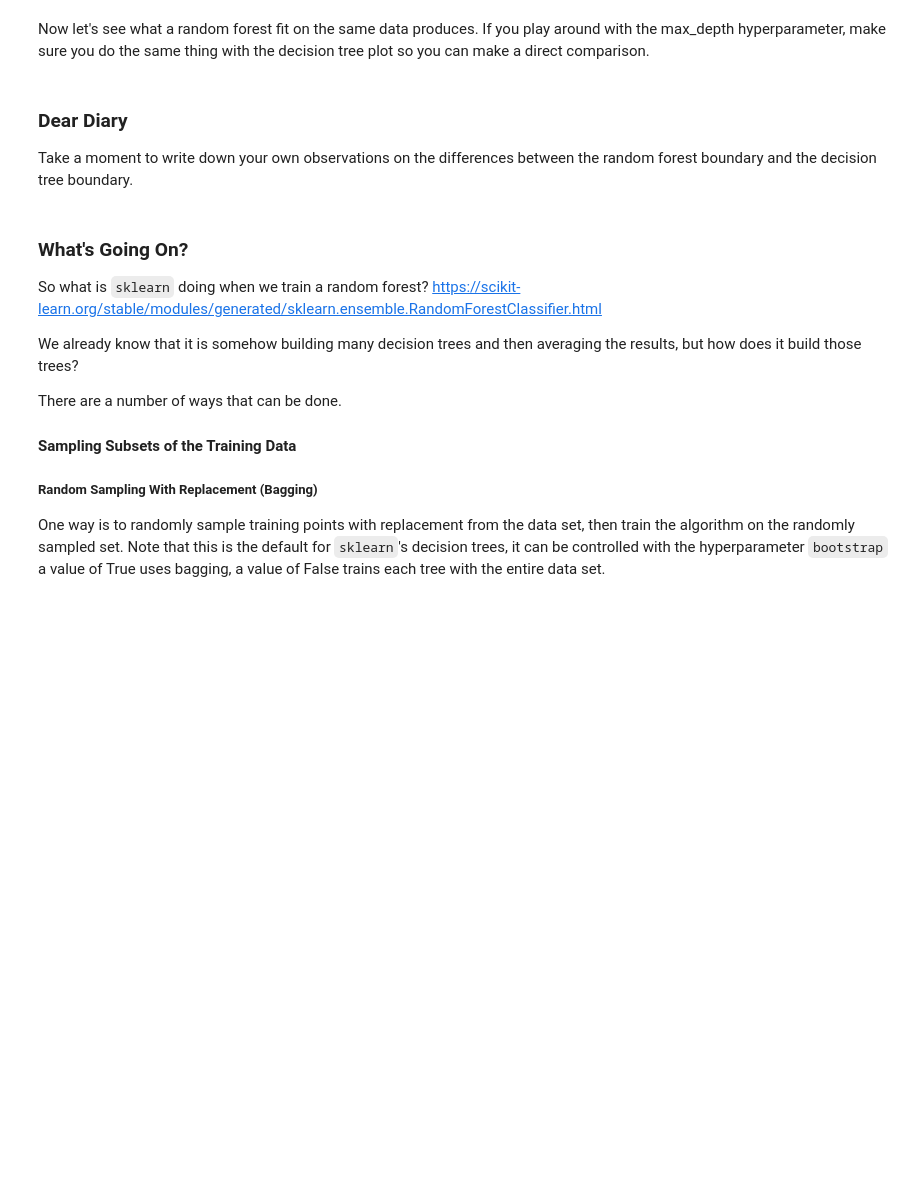
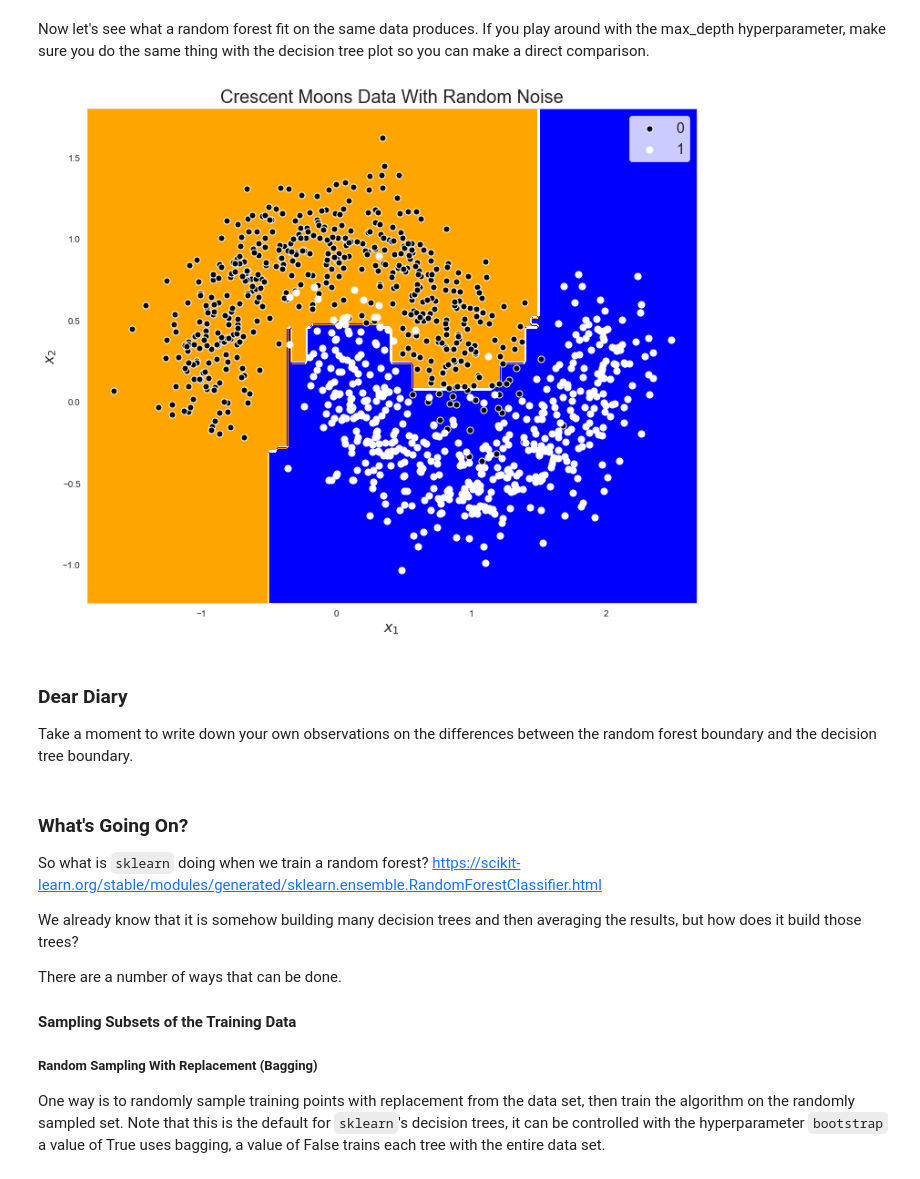
Before and after one commit to yuxinxwang/Code2020Materials, a Jupyter notebook: Lectures/Classification/Notebook 5 - Random Forests.ipynb, the cells around one changed output. Cells and saved outputs as stored; diff of their text form; code cells hidden in the pictures; blank space fills up the shorter version.

```diff
--- a/Lectures/Classification/Notebook 5 - Random Forests.ipynb
+++ b/Lectures/Classification/Notebook 5 - Random Forests.ipynb
@@ -138,11 +151,13 @@ from sklearn.ensemble import RandomForestClassifier
 # %%
 # we don't have a random state,
 # what happens when we rerun the code block?
 forest_clf = RandomForestClassifier(max_depth = max_depth)
 
 forest_clf.fit(X,y)
 
-plot_bound(forest_clf,X,y)
+plot_bound(forest_clf,X,y, True)
+# %% [output]
+[figure, added]
 # %% [markdown]
 ### Dear Diary
 
```
Also changed, not shown: parts of 13 cells of this notebook, 2 other files.
